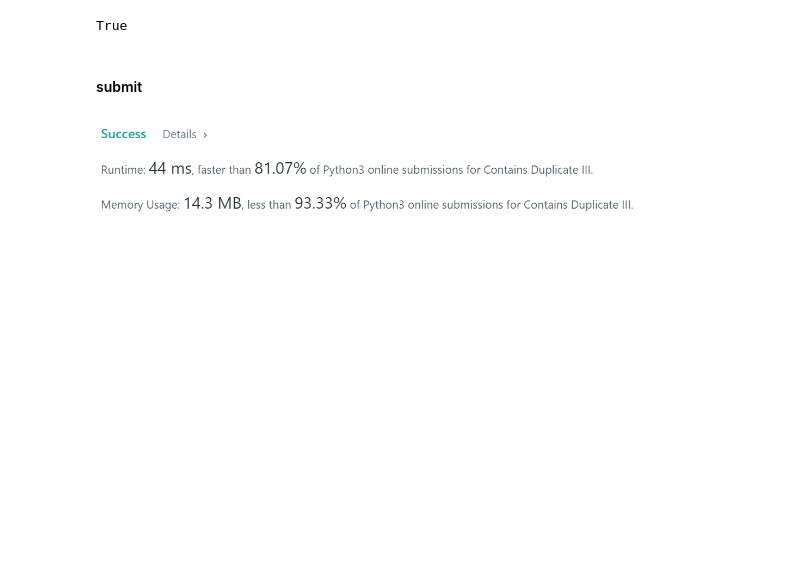
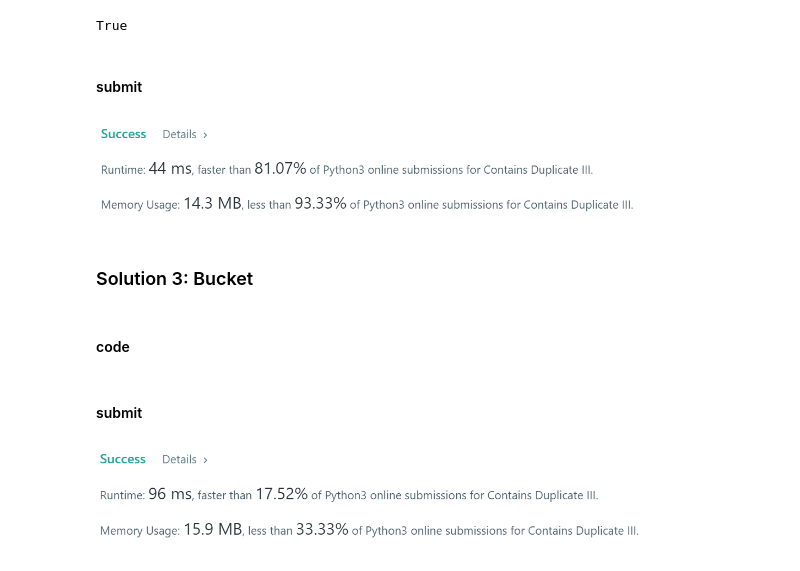
Before and after one commit to shishishu/leetcode-python-java, a Jupyter notebook: ipynb_files/220_Contains_Duplicate_III.ipynb, the cells around one changed output. Drawn from its saved outputs; the diff is of its cells as text; code cells hidden in the pictures; blank space fills up the shorter version.

```diff
--- a/ipynb_files/220_Contains_Duplicate_III.ipynb
+++ b/ipynb_files/220_Contains_Duplicate_III.ipynb
@@ -73,3 +73,7 @@ True
 display(Image('../images/220_S2.PNG'))
 # %% [output]
 [figure]
+# %% [markdown]
+### Solution 3: Bucket
+# %% [markdown]
+#### code
@@ -75,0 +99,6 @@ display(Image('../images/220_S2.PNG'))
+# %% [markdown]
+#### submit
+# %%
+display(Image('../images/220_S3.PNG'))
+# %% [output]
+[figure, added]
```
Also changed, not shown: parts of 1 cell of this notebook, 2 other files.
